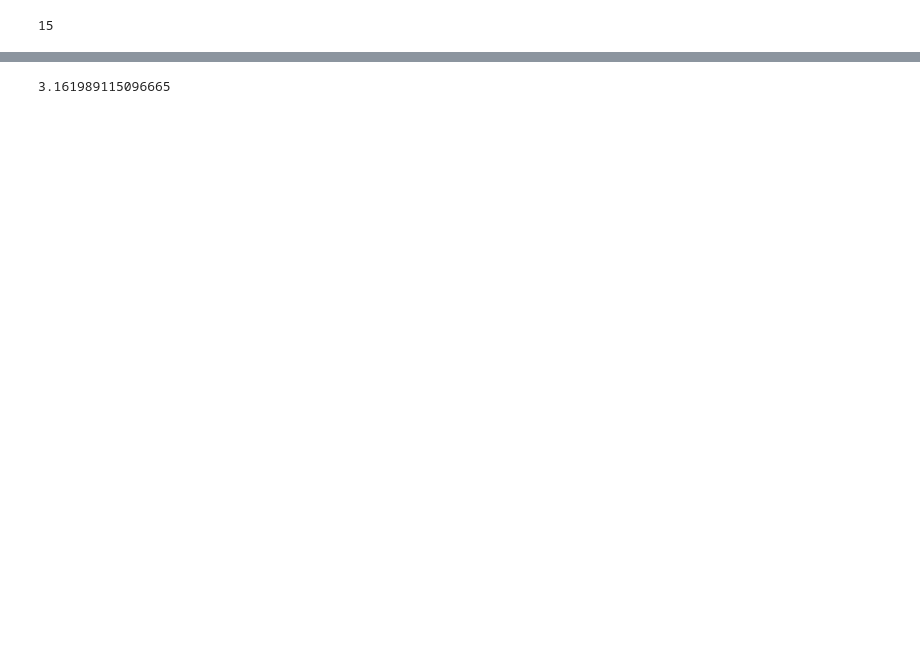
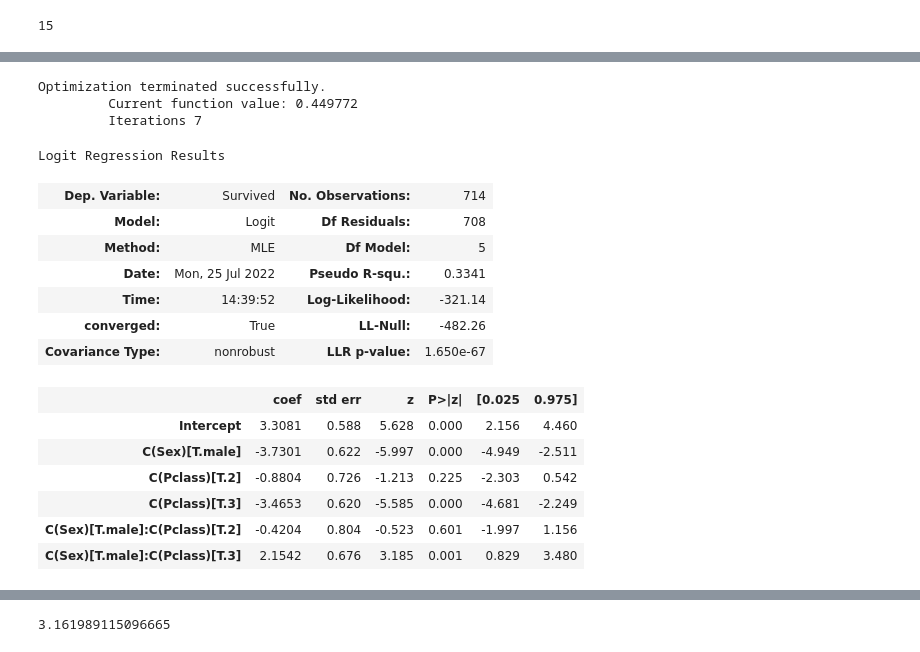
Before and after one commit to AndrewSalygin/data_analysis_practice, a Jupyter notebook: Data analysis practice.ipynb, the cells around one changed output, grey strips where cells are left out. Saved outputs shown, nothing was run; the diff lists cells and outputs as text; code cells hidden in the pictures; blank space fills up the shorter version.

```diff
--- a/Data analysis practice.ipynb
+++ b/Data analysis practice.ipynb
@@ -1100,0 +1223,31 @@ log(odds_mf) = -2.4778
+# %%
+import statsmodels.formula.api as smf
+df = pd.read_csv('data/titanic.csv')
+df = df.dropna(subset = 'Age')
+
+# Стилистика R (По мне самый простой и удобный способ)
+# Буковкой C мы указываем, что это категориальные данные, так еще проще
+# чем в предыдущем примере + коэффициенты имеют правильный знак
+model = smf.logit(formula = 'Survived ~ C(Sex) * C(Pclass)', data = df)
+res_rstyle = model.fit()
+
+res_rstyle.summary()
+# %% [output]
+Optimization terminated successfully.
+         Current function value: 0.449772
+         Iterations 7
+Logit Regression Results
+| Dep. Variable: | Survived | No. Observations: | 714 |
+| Model: | Logit | Df Residuals: | 708 |
+| Method: | MLE | Df Model: | 5 |
+| Date: | Mon, 25 Jul 2022 | Pseudo R-squ.: | 0.3341 |
+| Time: | 14:39:52 | Log-Likelihood: | -321.14 |
+| converged: | True | LL-Null: | -482.26 |
+| Covariance Type: | nonrobust | LLR p-value: | 1.650e-67 |
+|  | coef | std err | z | P>|z| | [0.025 | 0.975] |
+| Intercept | 3.3081 | 0.588 | 5.628 | 0.000 | 2.156 | 4.460 |
+| C(Sex)[T.male] | -3.7301 | 0.622 | -5.997 | 0.000 | -4.949 | -2.511 |
+| C(Pclass)[T.2] | -0.8804 | 0.726 | -1.213 | 0.225 | -2.303 | 0.542 |
+| C(Pclass)[T.3] | -3.4653 | 0.620 | -5.585 | 0.000 | -4.681 | -2.249 |
+| C(Sex)[T.male]:C(Pclass)[T.2] | -0.4204 | 0.804 | -0.523 | 0.601 | -1.997 | 1.156 |
+| C(Sex)[T.male]:C(Pclass)[T.3] | 2.1542 | 0.676 | 3.185 | 0.001 | 0.829 | 3.480 |
```
Also changed, not shown: parts of 49 cells of this notebook.
